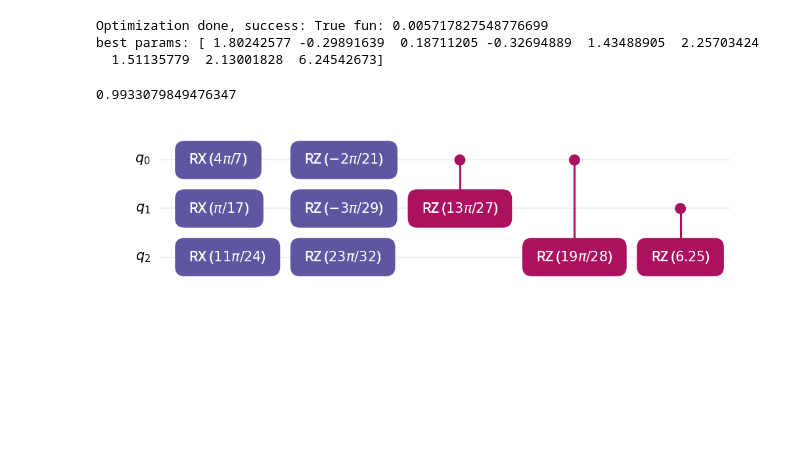
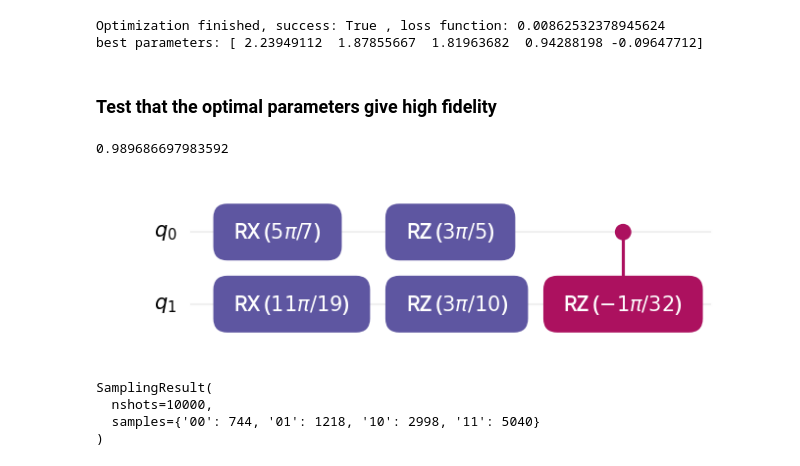
Before and after one commit to OsQarM/retech_2025, a Jupyter notebook: notebooks/fidelity_VQE.ipynb, the cells around one changed output. Saved outputs shown, nothing was run; the diff lists cells and outputs as text; code cells hidden in the pictures; blank space fills up the shorter version.

```diff
--- a/notebooks/fidelity_VQE.ipynb
+++ b/notebooks/fidelity_VQE.ipynb
@@ -27,5 +23,5 @@ from qilisdk.cost_functions import ModelCostFunction
 # %%
-nqubits = 3
+nqubits = 2
 
 H_test = hamiltonian.create_random_hamiltonian(nqubits, -1.0, 1.0)
 
@@ -65,7 +51,7 @@ print(observables['Sx'][-1])
 
 target_state = sim.states[-1]
 
-analog_probabilities = dynamics.get_bitstring_probabilities(target_state, basis='Z')
+simulated_probabilities = dynamics.get_bitstring_probabilities(target_state, basis='Z')
 
-print(analog_probabilities)
+print(simulated_probabilities)
 # %% [output]
@@ -116,36 +101,37 @@ print(classical_fidelity(analog_probabilities, digital_probabilities))
 # %%
-def nll_cost(params, nqubits, layers, connectivity, backend=None):
-    circuit = VQE.build_ansatz_circuit(np.array(params), nqubits, layers, connectivity)
-    circuit_simulation = backend.execute(functional=Sampling(circuit, nshots = 10000))
-    loss = 1 - classical_fidelity(analog_probabilities, circuit_simulation.probabilities)
-    return float(loss)
-
-connectivity = VQE.generate_connectivity_list(nqubits, mode = 'ATA')
-
 layers = 1
-
 per_layer = 2*nqubits + len(connectivity)
 params_uniform = np.random.uniform(-np.pi, np.pi, size=(layers * per_layer))
 params_zero = np.zeros(layers * per_layer)
 
-# minimize with scipy (simple approach)
-res = minimize(lambda p: nll_cost(p, nqubits, layers, connectivity, backend=backend),
-               params_zero, method='Powell',
-               options={'maxiter': 2000})
-print("Optimization done, success:", res.success, "fun:", res.fun)
-print("best params:", res.x)
+connectivity = VQE.generate_connectivity_list(nqubits, mode = 'ATA')
+
+# minimize with scipy
+res = minimize(lambda p: VQE.fidelity_cost(p, nqubits, layers, connectivity, simulated_probabilities, backend=backend),
+               params_zero, method='COBYLA',
+               options={'maxiter': 200})
+
+print("Optimization finished, success:", res.success, ", loss function:", res.fun)
+print("best parameters:", res.x)
 # %% [output]
-Optimization done, success: True fun: 0.005717827548776699
-best params: [ 1.80242577 -0.29891639  0.18711205 -0.32694889  1.43488905  2.25703424
-  1.51135779  2.13001828  6.24542673]
+Optimization finished, success: True , loss function: 0.00862532378945624
+best parameters: [ 2.23949112  1.87855667  1.81963682  0.94288198 -0.09647712]
+# %% [markdown]
+### Test that the optimal parameters give high fidelity
 # %%
 circuit = VQE.build_ansatz_circuit(np.array(res.x), nqubits, layers, connectivity)
 circuit_simulation = backend.execute(functional=Sampling(circuit, nshots = 10000))
-loss = classical_fidelity(analog_probabilities, circuit_simulation.probabilities)
+loss = estimator.classical_fidelity(simulated_probabilities, circuit_simulation.probabilities)
 
 print(loss)
 
 circuit.draw()
+
+print(circuit_simulation)
 # %% [output]
-0.9933079849476347
+0.989686697983592
-[figure, old version]
+[figure, new version]
+SamplingResult(
+  nshots=10000,
+  samples={'00': 744, '01': 1218, '10': 2998, '11': 5040}
+)
```
Also changed, not shown: parts of 12 cells of this notebook, 4 other files.
